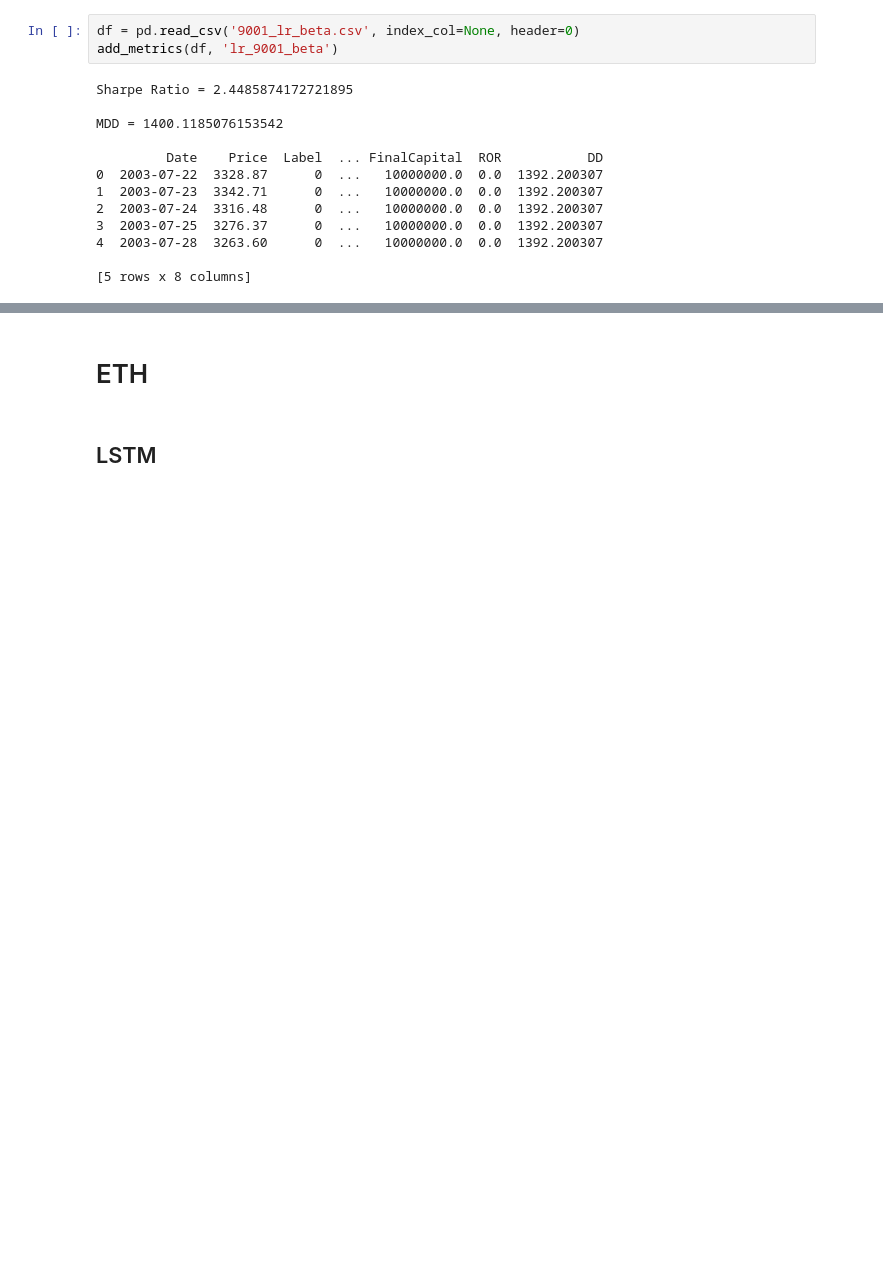
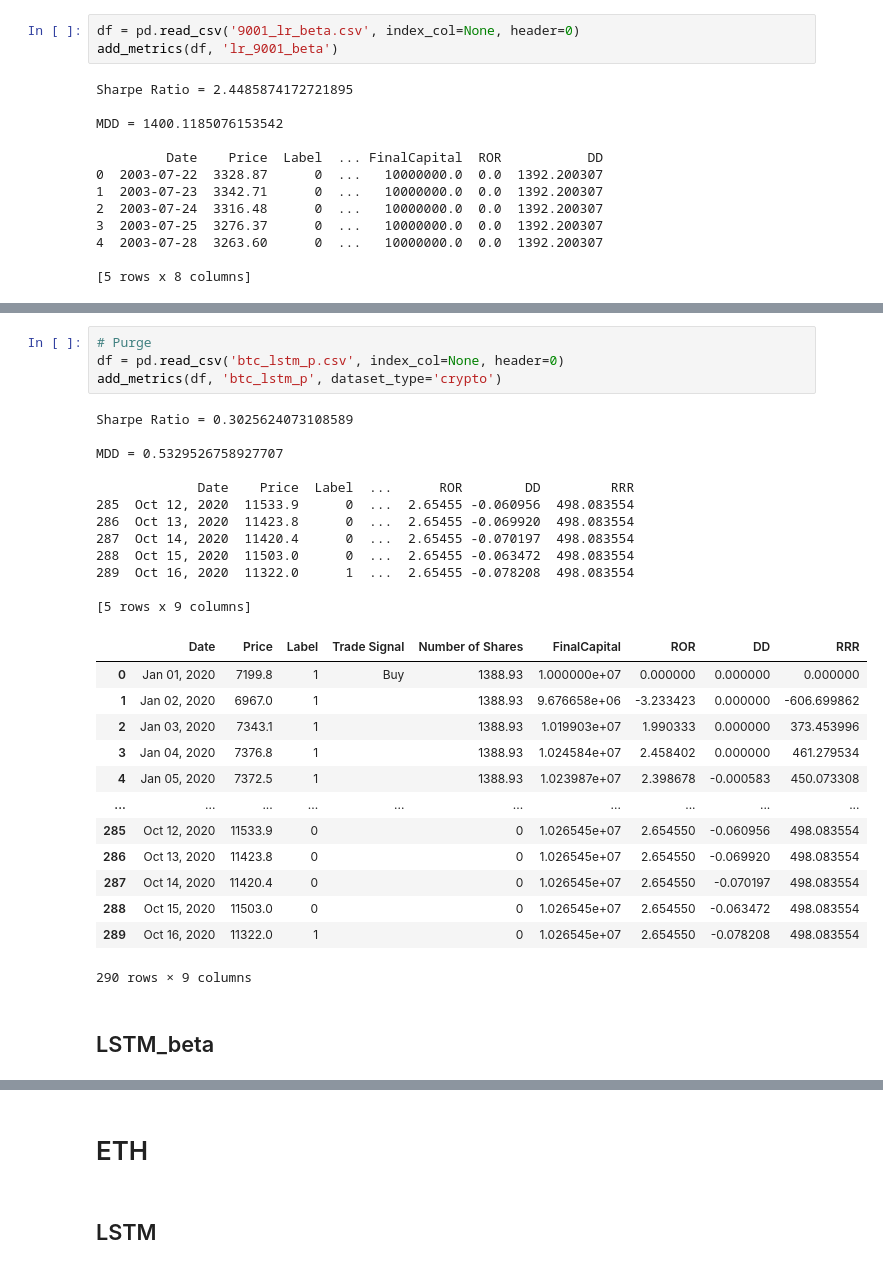
Before and after one commit to fshnkarimi/Labeling, a Jupyter notebook: Buy&Hold.ipynb, the cells around one changed output, grey strips where cells are left out. Cells and saved outputs as stored; diff of their text form; blank space fills up the shorter version.

```diff
--- a/Buy&Hold.ipynb
+++ b/Buy&Hold.ipynb
@@ -1082,0 +1117,32 @@ MDD = 1400.1185076153542
+# %%
+# Purge
+df = pd.read_csv('btc_lstm_p.csv', index_col=None, header=0)
+add_metrics(df, 'btc_lstm_p', dataset_type='crypto')
+# %% [output]
+Sharpe Ratio = 0.3025624073108589
+
+MDD = 0.5329526758927707
+
+             Date    Price  Label  ...      ROR        DD         RRR
+285  Oct 12, 2020  11533.9      0  ...  2.65455 -0.060956  498.083554
+286  Oct 13, 2020  11423.8      0  ...  2.65455 -0.069920  498.083554
+287  Oct 14, 2020  11420.4      0  ...  2.65455 -0.070197  498.083554
+288  Oct 15, 2020  11503.0      0  ...  2.65455 -0.063472  498.083554
+289  Oct 16, 2020  11322.0      1  ...  2.65455 -0.078208  498.083554
+
+[5 rows x 9 columns]
+|  | Date | Price | Label | Trade Signal | Number of Shares | FinalCapital | ROR | DD | RRR |
+| 0 | Jan 01, 2020 | 7199.8 | 1 | Buy | 1388.93 | 1.000000e+07 | 0.000000 | 0.000000 | 0.000000 |
+| 1 | Jan 02, 2020 | 6967.0 | 1 |  | 1388.93 | 9.676658e+06 | -3.233423 | 0.000000 | -606.699862 |
+| 2 | Jan 03, 2020 | 7343.1 | 1 |  | 1388.93 | 1.019903e+07 | 1.990333 | 0.000000 | 373.453996 |
+| 3 | Jan 04, 2020 | 7376.8 | 1 |  | 1388.93 | 1.024584e+07 | 2.458402 | 0.000000 | 461.279534 |
+| 4 | Jan 05, 2020 | 7372.5 | 1 |  | 1388.93 | 1.023987e+07 | 2.398678 | -0.000583 | 450.073308 |
+| ... | ... | ... | ... | ... | ... | ... | ... | ... | ... |
+| 285 | Oct 12, 2020 | 11533.9 | 0 |  | 0 | 1.026545e+07 | 2.654550 | -0.060956 | 498.083554 |
+| 286 | Oct 13, 2020 | 11423.8 | 0 |  | 0 | 1.026545e+07 | 2.654550 | -0.069920 | 498.083554 |
+| 287 | Oct 14, 2020 | 11420.4 | 0 |  | 0 | 1.026545e+07 | 2.654550 | -0.070197 | 498.083554 |
+| 288 | Oct 15, 2020 | 11503.0 | 0 |  | 0 | 1.026545e+07 | 2.654550 | -0.063472 | 498.083554 |
+| 289 | Oct 16, 2020 | 11322.0 | 1 |  | 0 | 1.026545e+07 | 2.654550 | -0.078208 | 498.083554 |
+290 rows × 9 columns
+# %% [markdown]
+## LSTM_beta
```
Also changed, not shown: parts of 107 cells of this notebook.
